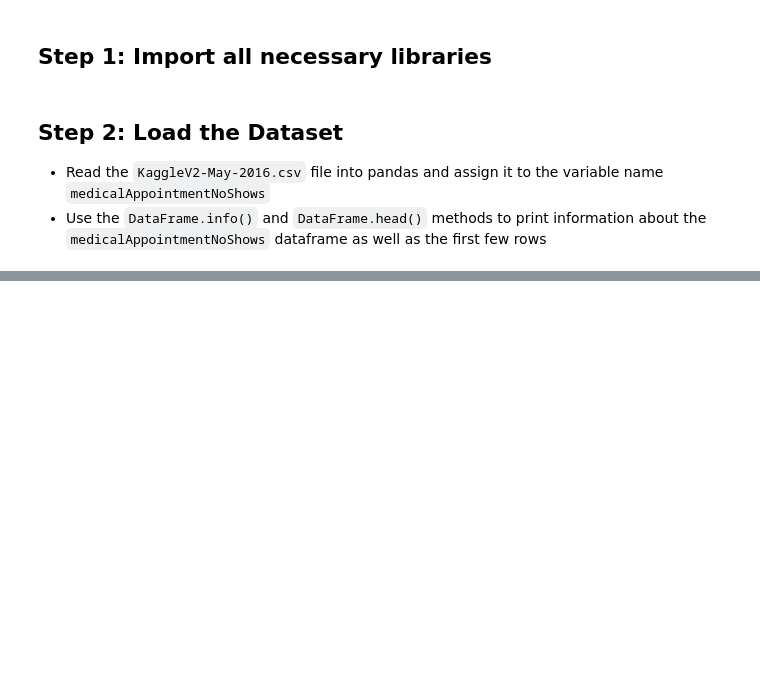
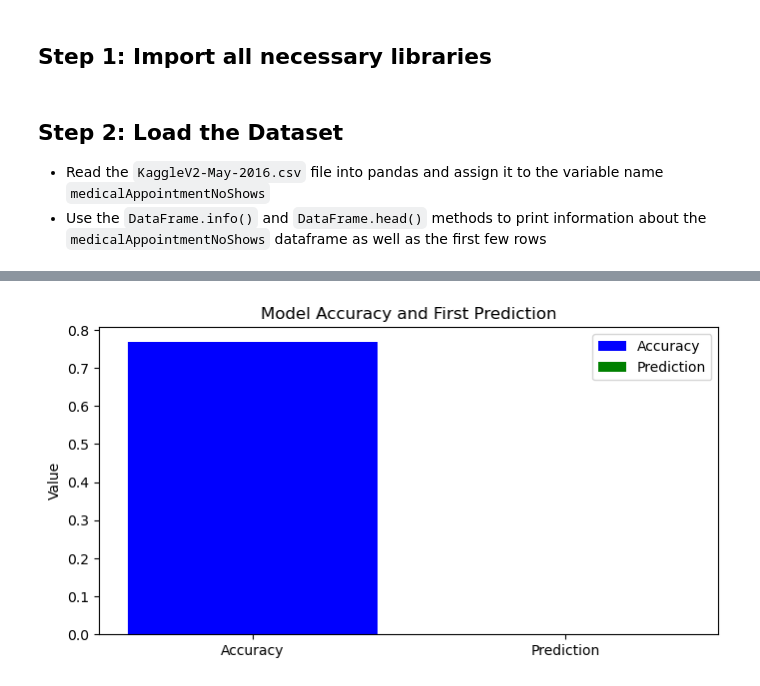
Before and after one commit to michaelkhanda/fourteen-weeks-of-machine-learning, a Jupyter notebook: Medical Appointment Attendance Prediction with KNN.ipynb, the cells around one changed output, grey strips where cells are left out. Drawn from its saved outputs; the diff is of its cells as text; code cells hidden in the pictures; blank space fills up the shorter version.

```diff
--- a/Medical Appointment Attendance Prediction with KNN.ipynb
+++ b/Medical Appointment Attendance Prediction with KNN.ipynb
@@ -48,0 +78,4 @@ memory usage: 11.8+ MB
+# %%
+label_encoder = LabelEncoder()
+medicalAppointmentNoShows['No-show'] = label_encoder.fit_transform(medicalAppointmentNoShows['No-show'])
+medicalAppointmentNoShows['Gender'] = label_encoder.fit_transform(medicalAppointmentNoShows['Gender'])
@@ -48,0 +99,4 @@ memory usage: 11.8+ MB
+# %%
+X = medicalAppointmentNoShows.drop('No-show', axis=1)
+y = medicalAppointmentNoShows['No-show']
+X_train, X_test, y_train, y_test = train_test_split(X, y, test_size=0.3, random_state=42)
@@ -48,0 +110,3 @@ memory usage: 11.8+ MB
+# %%
+knn = KNeighborsClassifier(n_neighbors=5)
+knn.fit(X_train, y_train)
@@ -48,0 +117,16 @@ memory usage: 11.8+ MB
+# %%
+# Make predictions on the test set
+y_pred = knn.predict(X_test)
+
+# Print the first few predictions
+print("Predictions:")
+print(y_pred[:10])
+
+# Evaluate the model
+accuracy = knn.score(X_test, y_test)
+
+print()
+
+# Print evaluation metrics
+print("Final test set predictions:", y_pred)
+print("Final test set accuracy:", accuracy)
@@ -48,0 +143,12 @@ memory usage: 11.8+ MB
+# %%
+# Plot the accuracy and predictions
+fig, ax = plt.subplots(figsize=(8, 4))
+ax.bar(['Accuracy'], [accuracy], color='blue')
+ax.bar(['Prediction'], [y_pred[0]], color='green')
+ax.set_ylabel('Value')
+ax.set_title('Model Accuracy and First Prediction')
+ax.legend(['Accuracy', 'Prediction'])
+
+plt.show()
+# %% [output]
+[figure, added]
```
Also changed, not shown: parts of 11 cells of this notebook.
